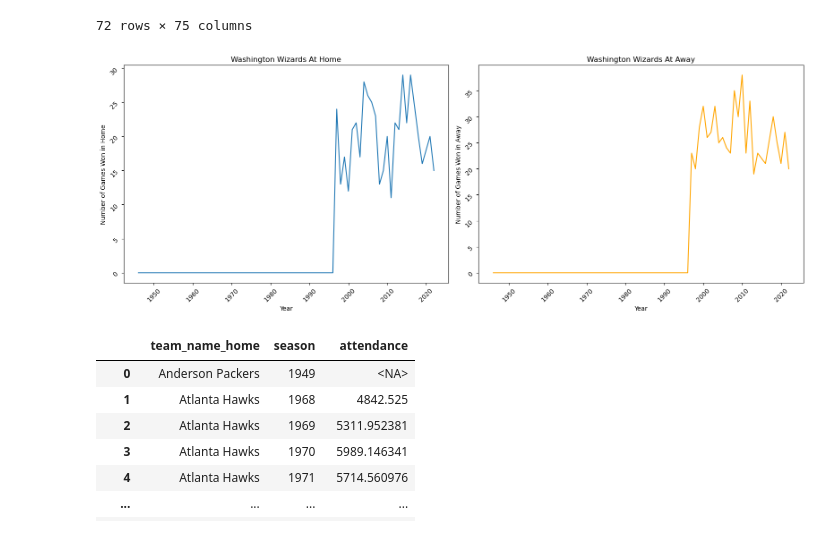
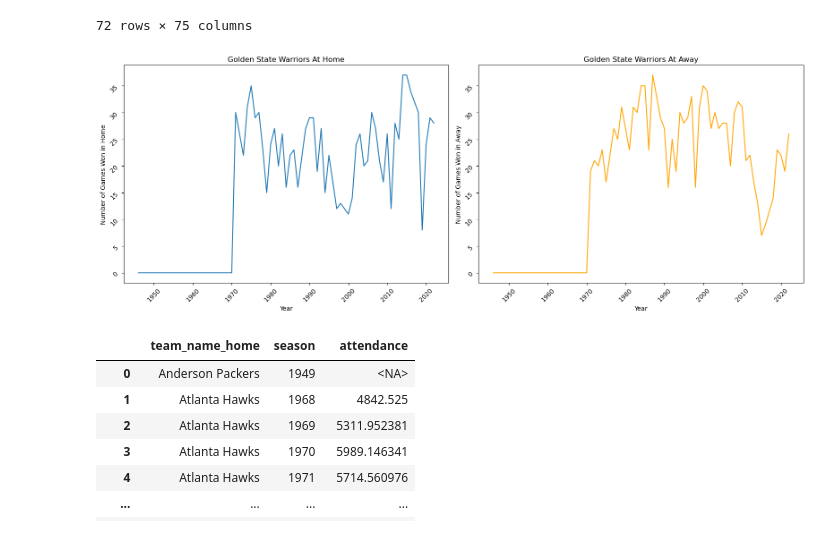
Before and after one commit to mdrhmn48/nba_data_analysis, a Jupyter notebook: nba_pandas.ipynb, the cells around one changed output. Drawn from its saved outputs; the diff is of its cells as text; code cells hidden in the pictures.

```diff
--- a/nba_pandas.ipynb
+++ b/nba_pandas.ipynb
@@ -452,28 +479,28 @@ pivot_table_home
 72 rows × 75 columns
 # %%
 fig, ax = plt.subplots(1, 2, figsize=(16, 6))
-team = "Washington Wizards"
+team = "Golden State Warriors"
 title = team + " At Home"
 title1 = team + " At Away"
 
 series = pivot_table_home.loc[team]
 ax[0].plot(series.index, series.values)
 ax[0].tick_params(labelrotation=45)
 ax[0].set_ylabel("Number of Games Won in Home")
 ax[0].set_xlabel("Year")
 ax[0].set_title(title)
 
 series = pivot_table_away.loc[team]
 ax[1].plot(series.index, series.values, color="orange")
 ax[1].tick_params(labelrotation=45)
 ax[1].set_ylabel("Number of Games Won in Away")
 ax[1].set_xlabel("Year")
 ax[1].set_title(title1)
 
 plt.tight_layout()
 plt.show()
 # %% [output]
-[figure, old version]
+[figure, new version]
 # %%
 grp_home = final_game_table.groupby(["team_name_home", "season"])["attendance"].mean().reset_index()
 #grp_home[grp_home["team_name_home"] ==  "New York Knicks"]
```
Also changed, not shown: parts of 5 cells of this notebook.
